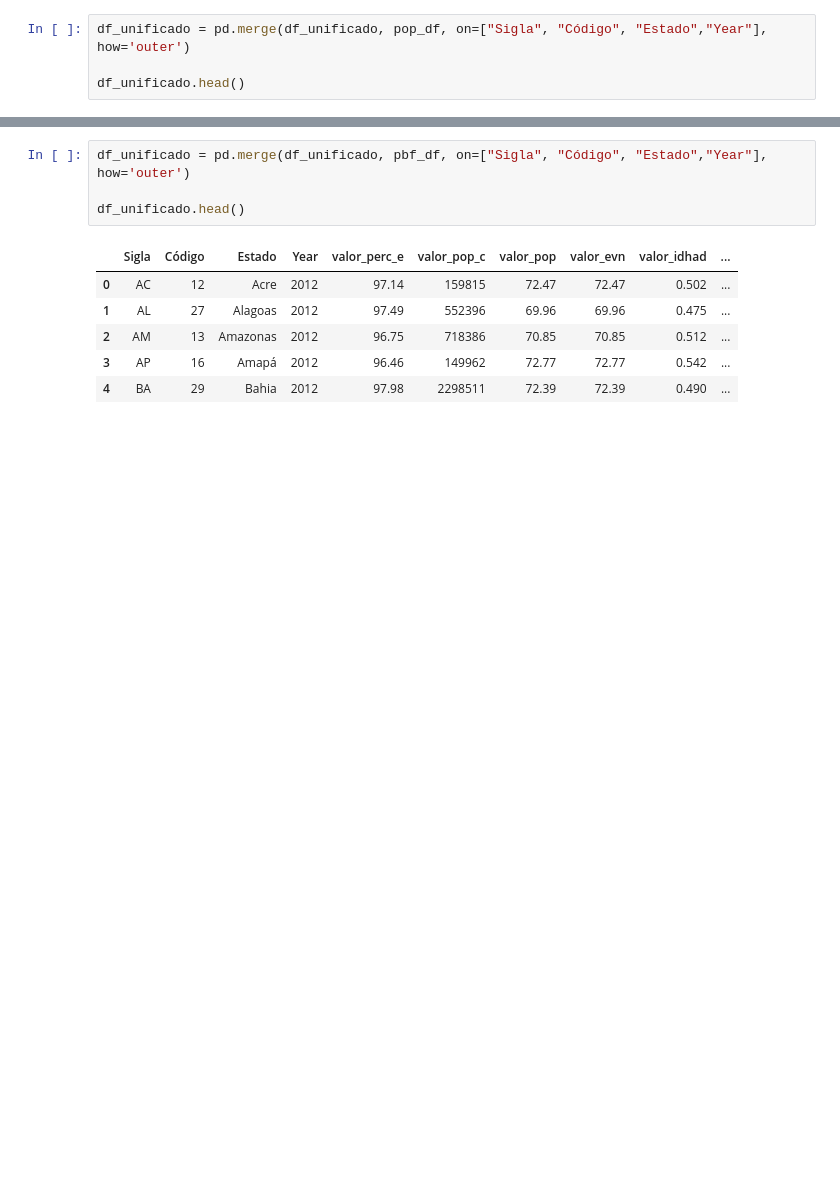
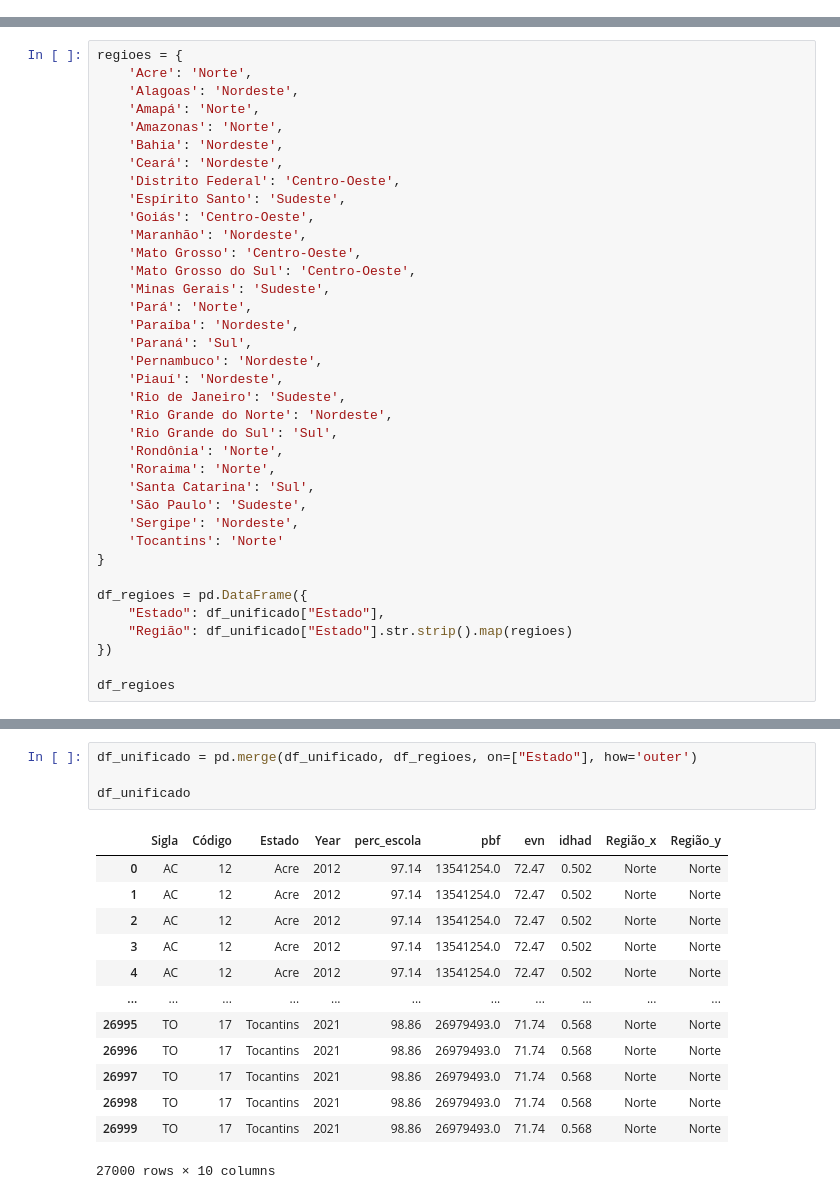
Before and after one commit to gugalbdias/ICDP, a Jupyter notebook: A1_ICDP_GustavoDias.ipynb, the cells around one changed output, grey strips where cells are left out. Cells and saved outputs as stored; diff of their text form; blank space fills up the shorter version.

```diff
--- a/A1_ICDP_GustavoDias.ipynb
+++ b/A1_ICDP_GustavoDias.ipynb
@@ -186,4 +131,0 @@ df_unificado.head()
-# %%
-df_unificado = pd.merge(df_unificado, pop_df, on=["Sigla", "Código", "Estado","Year"], how='outer')
-
-df_unificado.head()
@@ -218,0 +154,37 @@ df_unificado.head()
+# %%
+regioes = {
+    'Acre': 'Norte',
+    'Alagoas': 'Nordeste',
+    'Amapá': 'Norte',
+    'Amazonas': 'Norte',
+    'Bahia': 'Nordeste',
+    'Ceará': 'Nordeste',
+    'Distrito Federal': 'Centro-Oeste',
+    'Espírito Santo': 'Sudeste',
+    'Goiás': 'Centro-Oeste',
+    'Maranhão': 'Nordeste',
+    'Mato Grosso': 'Centro-Oeste',
+    'Mato Grosso do Sul': 'Centro-Oeste',
+    'Minas Gerais': 'Sudeste',
+    'Pará': 'Norte',
+    'Paraíba': 'Nordeste',
+    'Paraná': 'Sul',
+    'Pernambuco': 'Nordeste',
+    'Piauí': 'Nordeste',
+    'Rio de Janeiro': 'Sudeste',
+    'Rio Grande do Norte': 'Nordeste',
+    'Rio Grande do Sul': 'Sul',
+    'Rondônia': 'Norte',
+    'Roraima': 'Norte',
+    'Santa Catarina': 'Sul',
+    'São Paulo': 'Sudeste',
+    'Sergipe': 'Nordeste',
+    'Tocantins': 'Norte'
+}
+
+df_regioes = pd.DataFrame({
+    "Estado": df_unificado["Estado"],
+    "Região": df_unificado["Estado"].str.strip().map(regioes)
+})
+
+df_regioes
@@ -219,11 +205,18 @@ df_unificado.head()
 # %%
-df_unificado = pd.merge(df_unificado, pbf_df, on=["Sigla", "Código", "Estado","Year"], how='outer')
+df_unificado = pd.merge(df_unificado, df_regioes, on=["Estado"], how='outer')
 
-df_unificado.head()
+df_unificado
 # %% [output]
-|  | Sigla | Código | Estado | Year | valor_perc_e | valor_pop_c | valor_pop | valor_evn | valor_idhad | ... |
-| 0 | AC | 12 | Acre | 2012 | 97.14 | 159815 | 72.47 | 72.47 | 0.502 | ... |
-| 1 | AL | 27 | Alagoas | 2012 | 97.49 | 552396 | 69.96 | 69.96 | 0.475 | ... |
-| 2 | AM | 13 | Amazonas | 2012 | 96.75 | 718386 | 70.85 | 70.85 | 0.512 | ... |
-| 3 | AP | 16 | Amapá | 2012 | 96.46 | 149962 | 72.77 | 72.77 | 0.542 | ... |
-| 4 | BA | 29 | Bahia | 2012 | 97.98 | 2298511 | 72.39 | 72.39 | 0.490 | ... |
+|  | Sigla | Código | Estado | Year | perc_escola | pbf | evn | idhad | Região_x | Região_y |
+| 0 | AC | 12 | Acre | 2012 | 97.14 | 13541254.0 | 72.47 | 0.502 | Norte | Norte |
+| 1 | AC | 12 | Acre | 2012 | 97.14 | 13541254.0 | 72.47 | 0.502 | Norte | Norte |
+| 2 | AC | 12 | Acre | 2012 | 97.14 | 13541254.0 | 72.47 | 0.502 | Norte | Norte |
+| 3 | AC | 12 | Acre | 2012 | 97.14 | 13541254.0 | 72.47 | 0.502 | Norte | Norte |
+| 4 | AC | 12 | Acre | 2012 | 97.14 | 13541254.0 | 72.47 | 0.502 | Norte | Norte |
+| ... | ... | ... | ... | ... | ... | ... | ... | ... | ... | ... |
+| 26995 | TO | 17 | Tocantins | 2021 | 98.86 | 26979493.0 | 71.74 | 0.568 | Norte | Norte |
+| 26996 | TO | 17 | Tocantins | 2021 | 98.86 | 26979493.0 | 71.74 | 0.568 | Norte | Norte |
+| 26997 | TO | 17 | Tocantins | 2021 | 98.86 | 26979493.0 | 71.74 | 0.568 | Norte | Norte |
+| 26998 | TO | 17 | Tocantins | 2021 | 98.86 | 26979493.0 | 71.74 | 0.568 | Norte | Norte |
+| 26999 | TO | 17 | Tocantins | 2021 | 98.86 | 26979493.0 | 71.74 | 0.568 | Norte | Norte |
+27000 rows × 10 columns
```
Also changed, not shown: parts of 18 cells of this notebook.
